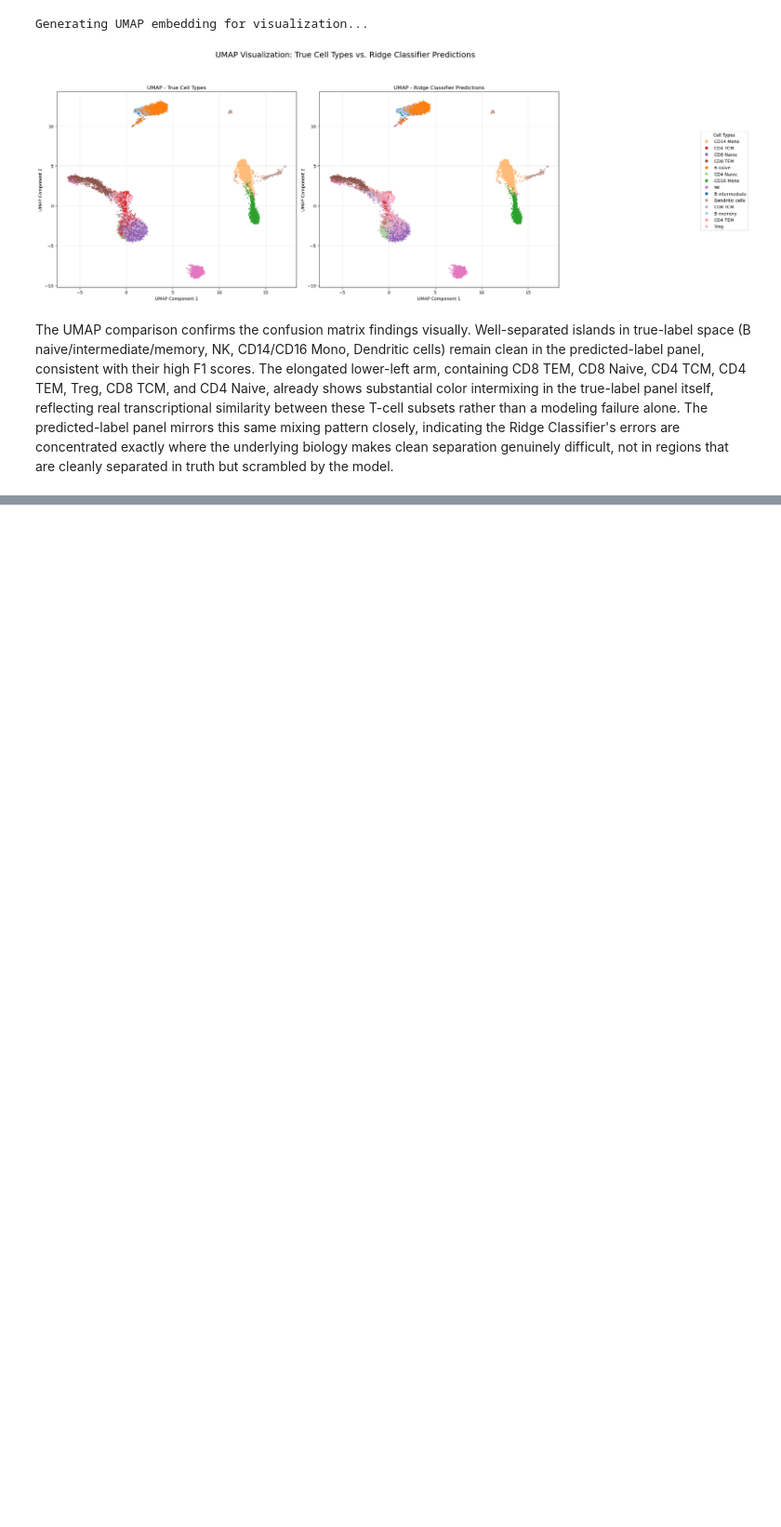
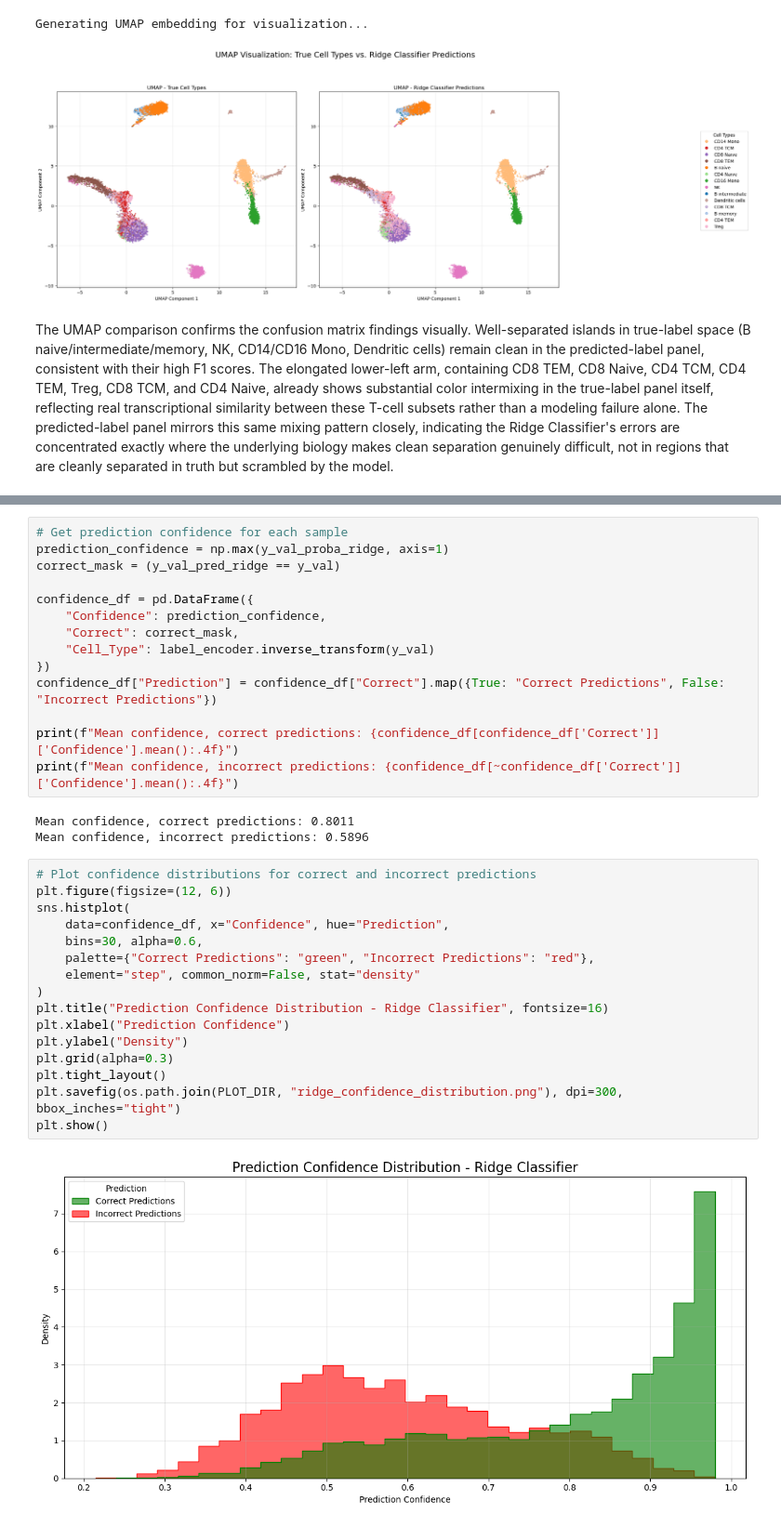
Before and after one commit to rajantidke/ML_immune_cell_type_classifier, a Jupyter notebook: Notebooks/3_Supervised_Learning.ipynb, the cells around one changed output, grey strips where cells are left out. Shown at 93% size. Drawn from its saved outputs; the diff is of its cells as text; blank space fills up the shorter version.

```diff
--- a/Notebooks/3_Supervised_Learning.ipynb
+++ b/Notebooks/3_Supervised_Learning.ipynb
@@ -359,0 +506,35 @@ The UMAP comparison confirms the confusion matrix findings visually. Well-separa
+# %%
+# Get prediction confidence for each sample
+prediction_confidence = np.max(y_val_proba_ridge, axis=1)
+correct_mask = (y_val_pred_ridge == y_val)
+
+confidence_df = pd.DataFrame({
+    "Confidence": prediction_confidence,
+    "Correct": correct_mask,
+    "Cell_Type": label_encoder.inverse_transform(y_val)
+})
+confidence_df["Prediction"] = confidence_df["Correct"].map({True: "Correct Predictions", False: "Incorrect Predictions"})
+
+print(f"Mean confidence, correct predictions: {confidence_df[confidence_df['Correct']]['Confidence'].mean():.4f}")
+print(f"Mean confidence, incorrect predictions: {confidence_df[~confidence_df['Correct']]['Confidence'].mean():.4f}")
+# %% [output]
+Mean confidence, correct predictions: 0.8011
+Mean confidence, incorrect predictions: 0.5896
+# %%
+# Plot confidence distributions for correct and incorrect predictions
+plt.figure(figsize=(12, 6))
+sns.histplot(
+    data=confidence_df, x="Confidence", hue="Prediction",
+    bins=30, alpha=0.6,
+    palette={"Correct Predictions": "green", "Incorrect Predictions": "red"},
+    element="step", common_norm=False, stat="density"
+)
+plt.title("Prediction Confidence Distribution - Ridge Classifier", fontsize=16)
+plt.xlabel("Prediction Confidence")
+plt.ylabel("Density")
+plt.grid(alpha=0.3)
+plt.tight_layout()
+plt.savefig(os.path.join(PLOT_DIR, "ridge_confidence_distribution.png"), dpi=300, bbox_inches="tight")
+plt.show()
+# %% [output]
+[figure, added]
```
Also changed, not shown: parts of 14 cells of this notebook, 17 other files.
